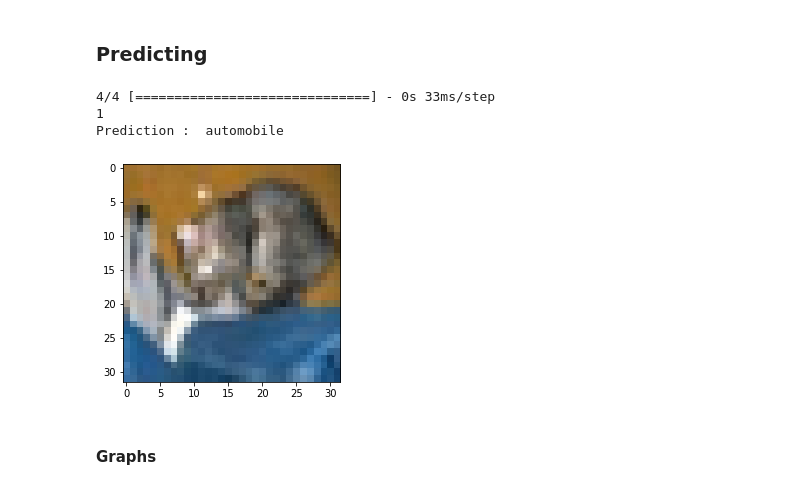
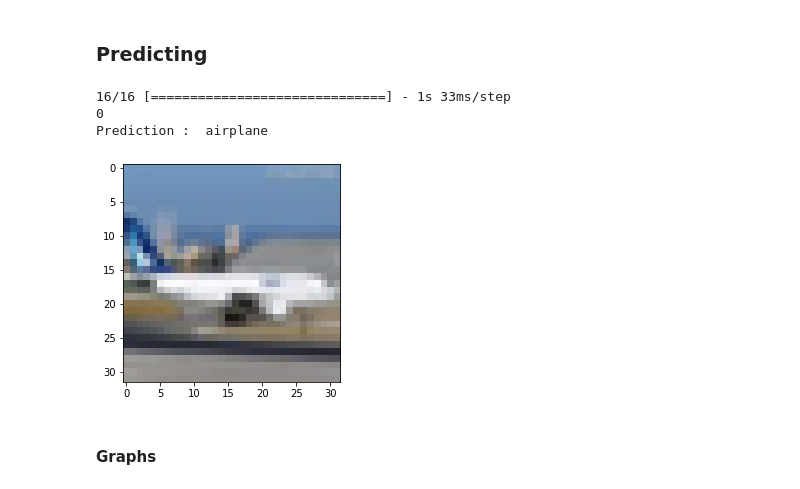
Before and after one commit to koulumang/CSU-CS510, a Jupyter notebook: CIFAR-10-100/Part-3-ResNet-Cifar-10.ipynb, the cells around one changed output. Drawn from its saved outputs; the diff is of its cells as text; code cells hidden in the pictures.

```diff
--- a/CIFAR-10-100/Part-3-ResNet-Cifar-10.ipynb
+++ b/CIFAR-10-100/Part-3-ResNet-Cifar-10.ipynb
@@ -160,30 +144,25 @@ Accuracy :  0.8650000095367432
 # %% [markdown]
 ### Predicting
 # %%
-cnt =random.randint(10)
+cnt =random.randint(100)
 tempArr=[]
-test_images=test_images[:100]
-for i in range(len(test_images)):
-    img1 = tf.image.resize(test_images[i], (224,224))
-    tempArr.append(img1)
-
-# test_images=np.array(tempArr)
+test_images=test_images[:500]
 test_images.shape
 predictions=model.predict(test_images)
 # y_pred = np.argmax(model.predict(test_images), axis=1)
 
 pred0=predictions[cnt]
 label0=np.argmax(pred0) #agrmax finds max in the array passed .here aray is pred0
 
 # print(pred0)
 plt.imshow(test_images[cnt],cmap='gray')
 print(label0)
 print("Prediction : ",classes[label0])
 # %% [output]
-4/4 [==============================] - 0s 33ms/step
-1
-Prediction :  automobile
+16/16 [==============================] - 1s 33ms/step
+0
+Prediction :  airplane
-[figure, old version]
+[figure, new version]
 # %% [markdown]
 #### Graphs
 # %%
```
Also changed, not shown: parts of 2 cells of this notebook.
